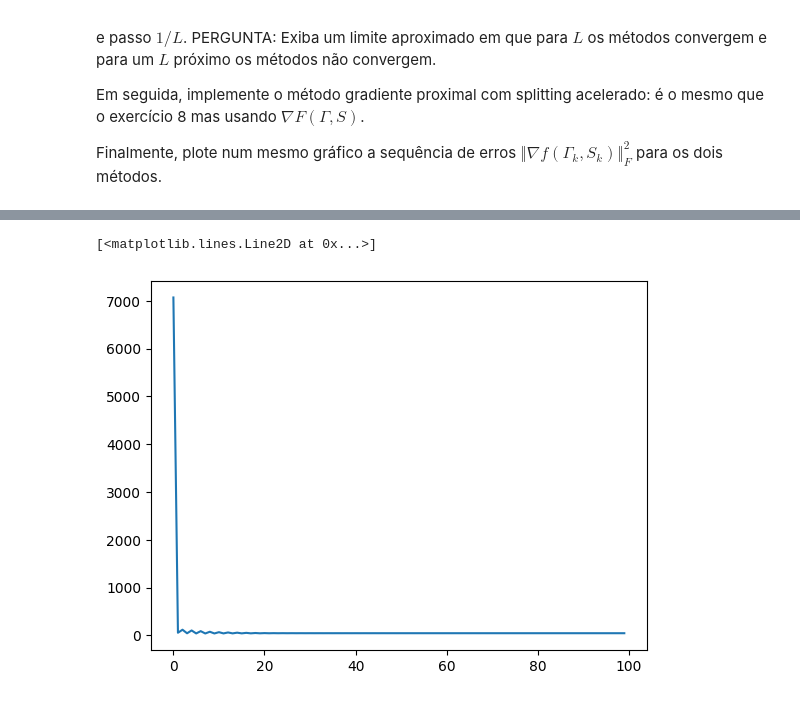
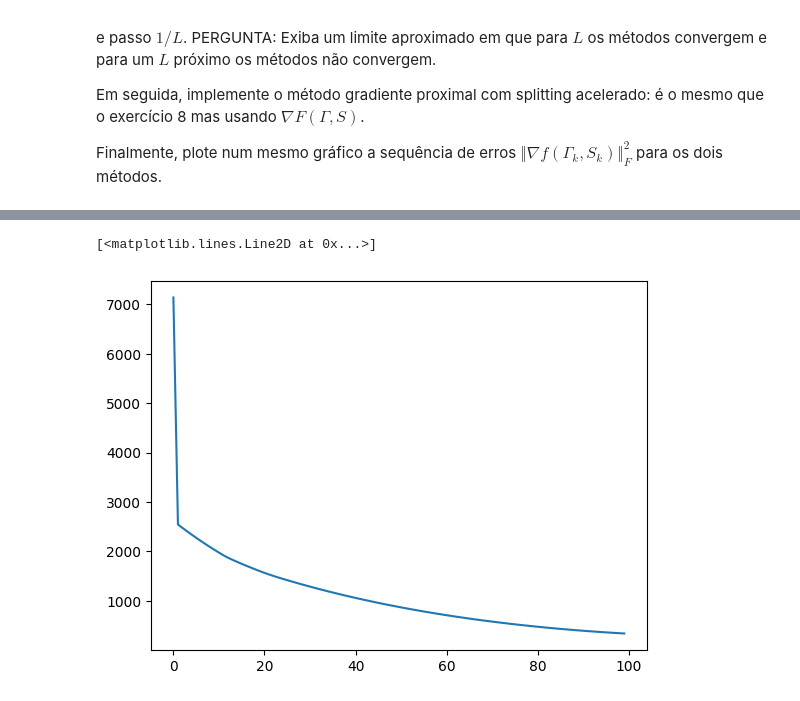
Before and after one commit to PedroPHC25/Otimizacao_Projetos, a Jupyter notebook: additive_matrix_decomposition.ipynb, the cells around one changed output, grey strips where cells are left out. Saved outputs shown, nothing was run; the diff lists cells and outputs as text; code cells hidden in the pictures.

```diff
--- a/additive_matrix_decomposition.ipynb
+++ b/additive_matrix_decomposition.ipynb
@@ -619,7 +700,7 @@ Best L:  0.7608208231377513
 # %%
-g1 = trace_reg_MD(dF, n, d_1, d_2, X, Y, best_L, lambd, tau, a, Gamma0, S0, t_final)
+g1 = trace_reg_MD(dF, n, d_1, d_2, X, Y, L, lambd, tau, a, Gamma0, S0, t_final)
 plt.plot(g1[0])
 # %% [output]
 [<matplotlib.lines.Line2D at 0x...>]
-[figure, old version]
+[figure, new version]
 # %%
```
Also changed, not shown: parts of 14 cells of this notebook.
